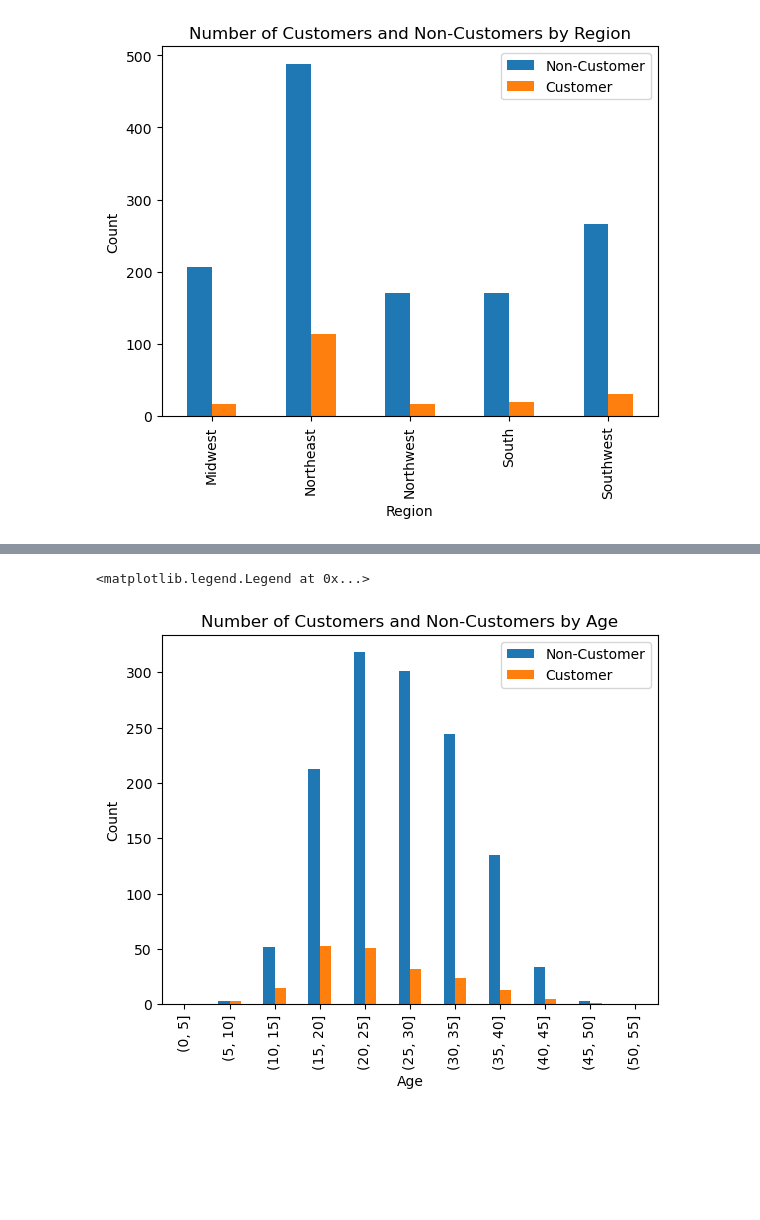
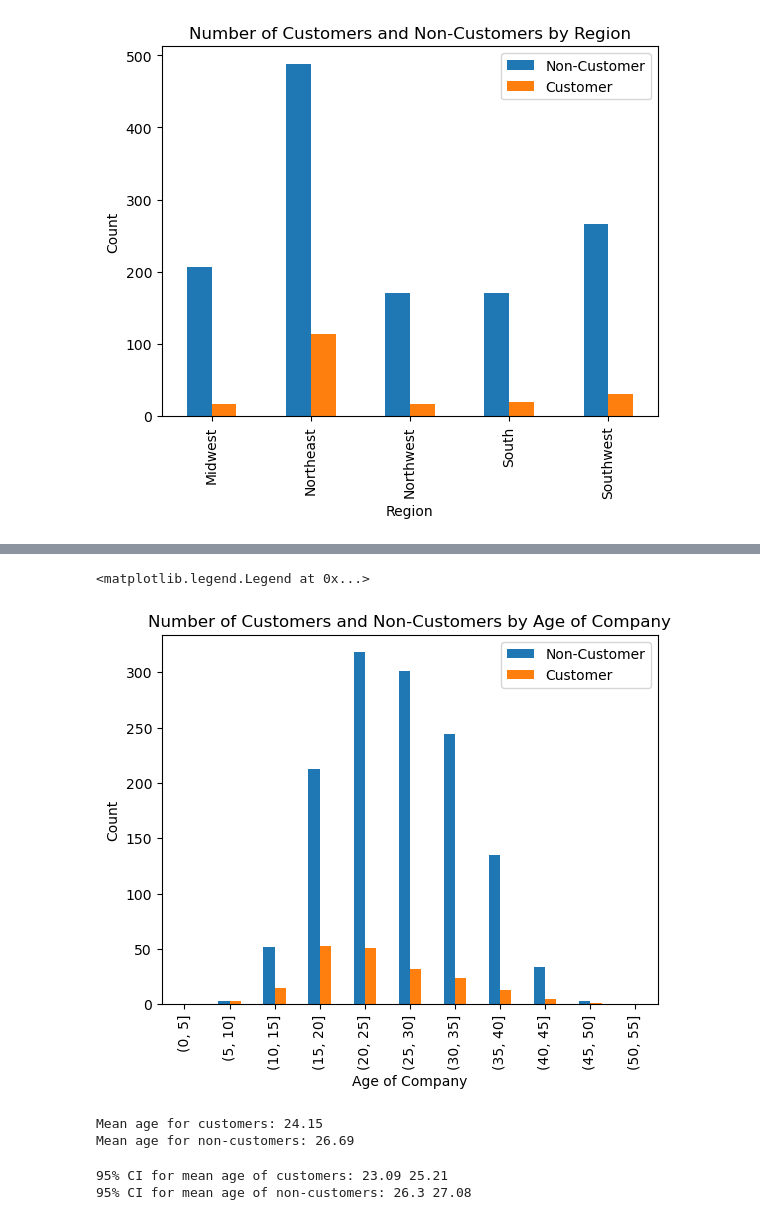
Before and after one commit to rsm-nshuckerow/Nick_Shuckerow, a Jupyter notebook: projects/HW2/HW2.ipynb, the cells around one changed output, grey strips where cells are left out. Drawn from its saved outputs; the diff is of its cells as text; code cells hidden in the pictures; blank space fills up the shorter version.

```diff
--- a/projects/HW2/HW2.ipynb
+++ b/projects/HW2/HW2.ipynb
@@ -97,13 +128,43 @@ plt.legend(['Non-Customer', 'Customer'])
 # %%
-# group by age with bins every 5 years and count number of customers and non-customers
-
-data['age_bins'] = pd.cut(data['age'], bins=range(0, 60, 5))
 
 data.groupby('age_bins')['iscustomer'].value_counts().unstack().plot(kind='bar', stacked=False)
-plt.xlabel('Age')
+plt.xlabel('Age of Company')
 plt.ylabel('Count')
-plt.title('Number of Customers and Non-Customers by Age')
+plt.title('Number of Customers and Non-Customers by Age of Company')
 plt.legend(['Non-Customer', 'Customer'])
 # %% [output]
 <matplotlib.legend.Legend at 0x...>
-[figure, old version]
+[figure, new version]
+# %%
+# find mean age for customers and non-customers
+
+mean_age_customers = data[data['iscustomer'] == 1]['age'].mean()
+mean_age_noncustomers = data[data['iscustomer'] == 0]['age'].mean()
+
+
+print('Mean age for customers:', round(mean_age_customers,2))
+print('Mean age for non-customers:', round(mean_age_noncustomers,2))
+# %% [output]
+Mean age for customers: 24.15
+Mean age for non-customers: 26.69
+# %%
+# Calculate a 95% confidence interval for the mean age of customers and non-customers
+
+import numpy as np
+
+std_age_customers = data[data['iscustomer'] == 1]['age'].std()
+std_age_noncustomers = data[data['iscustomer'] == 0]['age'].std()
+
+n_customers = data[data['iscustomer'] == 1]['age'].count()
+n_noncustomers = data[data['iscustomer'] == 0]['age'].count()
+
+z = 1.96
+
+ci_customers = z * (std_age_customers/np.sqrt(n_customers))
+ci_noncustomers = z * (std_age_noncustomers/np.sqrt(n_noncustomers))
+
+print('95% CI for mean age of customers:', round(mean_age_customers-ci_customers,2), round(mean_age_customers+ci_customers,2))
+print('95% CI for mean age of non-customers:', round(mean_age_noncustomers-ci_noncustomers,2), round(mean_age_noncustomers+ci_noncustomers,2))
+# %% [output]
+95% CI for mean age of customers: 23.09 25.21
+95% CI for mean age of non-customers: 26.3 27.08
```
Also changed, not shown: parts of 25 cells of this notebook, 1 other file.
